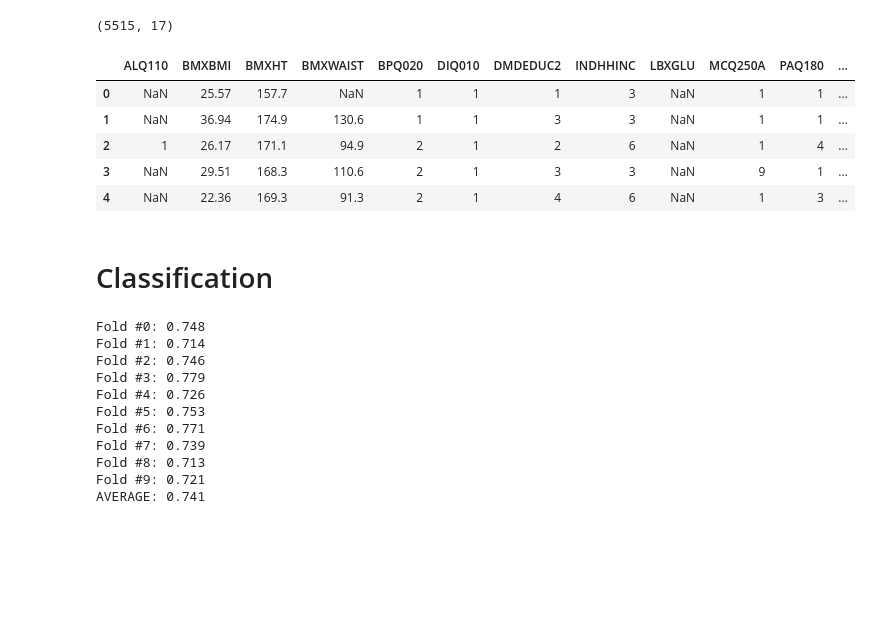
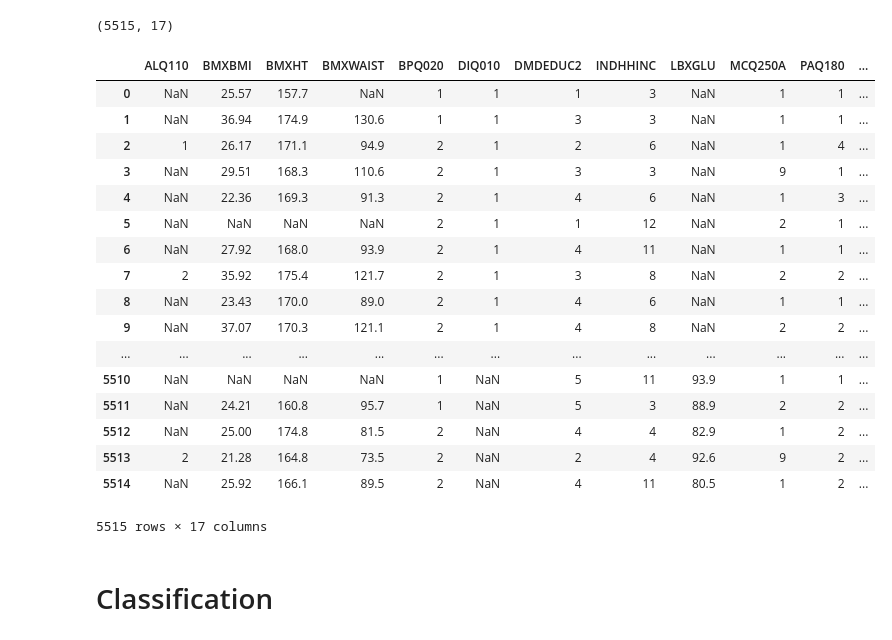
Before and after one commit to semerj/NHANES-diabetes, a Jupyter notebook: NHANES.ipynb, the cells around one changed output. Drawn from its saved outputs; the diff is of its cells as text; code cells hidden in the pictures; blank space fills up the shorter version.

```diff
--- a/NHANES.ipynb
+++ b/NHANES.ipynb
@@ -221,7 +221,7 @@ df_04_undiag.shape
 (38, 16)
 # %%
 undiag_total = pd.concat([df_00_undiag, df_02_undiag, df_04_undiag])
-undiag_total.loc[:,'status'] = 'undiag'
+undiag_total.loc[:,'status'] = 'diag'
 undiag_total.shape
 # %% [output]
 (138, 17)
@@ -247,7 +247,7 @@ df_04_prediab.shape
 (444, 15)
 # %%
 prediab_total = pd.concat([df_00_prediab, df_02_prediab, df_04_prediab])
-prediab_total.loc[:,'status'] = 'prediab'
+prediab_total.loc[:,'status'] = 'nodiab'
 prediab_total.shape
 # %% [output]
 (1424, 16)
@@ -286,13 +286,26 @@ df.shape
 (5515, 17)
 # %%
 df.head()
+df
 # %% [output]
 |  | ALQ110 | BMXBMI | BMXHT | BMXWAIST | BPQ020 | DIQ010 | DMDEDUC2 | INDHHINC | LBXGLU | MCQ250A | PAQ180 | ... |
 | 0 | NaN | 25.57 | 157.7 | NaN | 1 | 1 | 1 | 3 | NaN | 1 | 1 | ... |
 | 1 | NaN | 36.94 | 174.9 | 130.6 | 1 | 1 | 3 | 3 | NaN | 1 | 1 | ... |
 | 2 | 1 | 26.17 | 171.1 | 94.9 | 2 | 1 | 2 | 6 | NaN | 1 | 4 | ... |
 | 3 | NaN | 29.51 | 168.3 | 110.6 | 2 | 1 | 3 | 3 | NaN | 9 | 1 | ... |
 | 4 | NaN | 22.36 | 169.3 | 91.3 | 2 | 1 | 4 | 6 | NaN | 1 | 3 | ... |
+| 5 | NaN | NaN | NaN | NaN | 2 | 1 | 1 | 12 | NaN | 2 | 1 | ... |
+| 6 | NaN | 27.92 | 168.0 | 93.9 | 2 | 1 | 4 | 11 | NaN | 1 | 1 | ... |
+| 7 | 2 | 35.92 | 175.4 | 121.7 | 2 | 1 | 3 | 8 | NaN | 2 | 2 | ... |
+| 8 | NaN | 23.43 | 170.0 | 89.0 | 2 | 1 | 4 | 6 | NaN | 1 | 1 | ... |
+| 9 | NaN | 37.07 | 170.3 | 121.1 | 2 | 1 | 4 | 8 | NaN | 2 | 2 | ... |
+| ... | ... | ... | ... | ... | ... | ... | ... | ... | ... | ... | ... | ... |
+| 5510 | NaN | NaN | NaN | NaN | 1 | NaN | 5 | 11 | 93.9 | 1 | 1 | ... |
+| 5511 | NaN | 24.21 | 160.8 | 95.7 | 1 | NaN | 5 | 3 | 88.9 | 2 | 2 | ... |
+| 5512 | NaN | 25.00 | 174.8 | 81.5 | 2 | NaN | 4 | 4 | 82.9 | 1 | 2 | ... |
+| 5513 | 2 | 21.28 | 164.8 | 73.5 | 2 | NaN | 2 | 4 | 92.6 | 9 | 2 | ... |
+| 5514 | NaN | 25.92 | 166.1 | 89.5 | 2 | NaN | 4 | 11 | 80.5 | 1 | 2 | ... |
+5515 rows × 17 columns
 # %% [markdown]
 # Classification
 # %%
@@ -318,17 +331,3 @@ def CV(kf, X, y):
         fold_pred.append(acc)
     avg = sum(fold_pred)/len(fold_pred)
     print('AVERAGE:', round(avg, 3))
-# %%
-CV(kf, X, y)
-# %% [output]
-Fold #0: 0.748
-Fold #1: 0.714
-Fold #2: 0.746
-Fold #3: 0.779
-Fold #4: 0.726
-Fold #5: 0.753
-Fold #6: 0.771
-Fold #7: 0.739
-Fold #8: 0.713
-Fold #9: 0.721
-AVERAGE: 0.741
```
Also changed, not shown: parts of 4 cells of this notebook.
